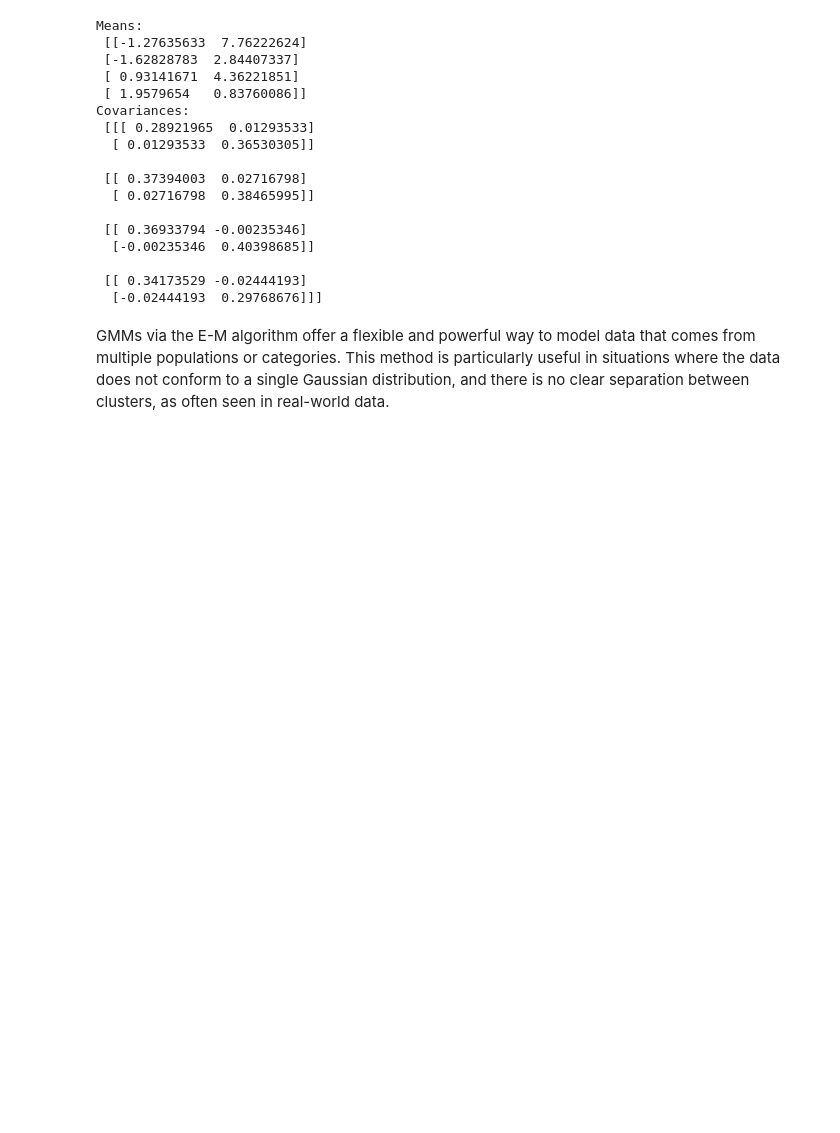
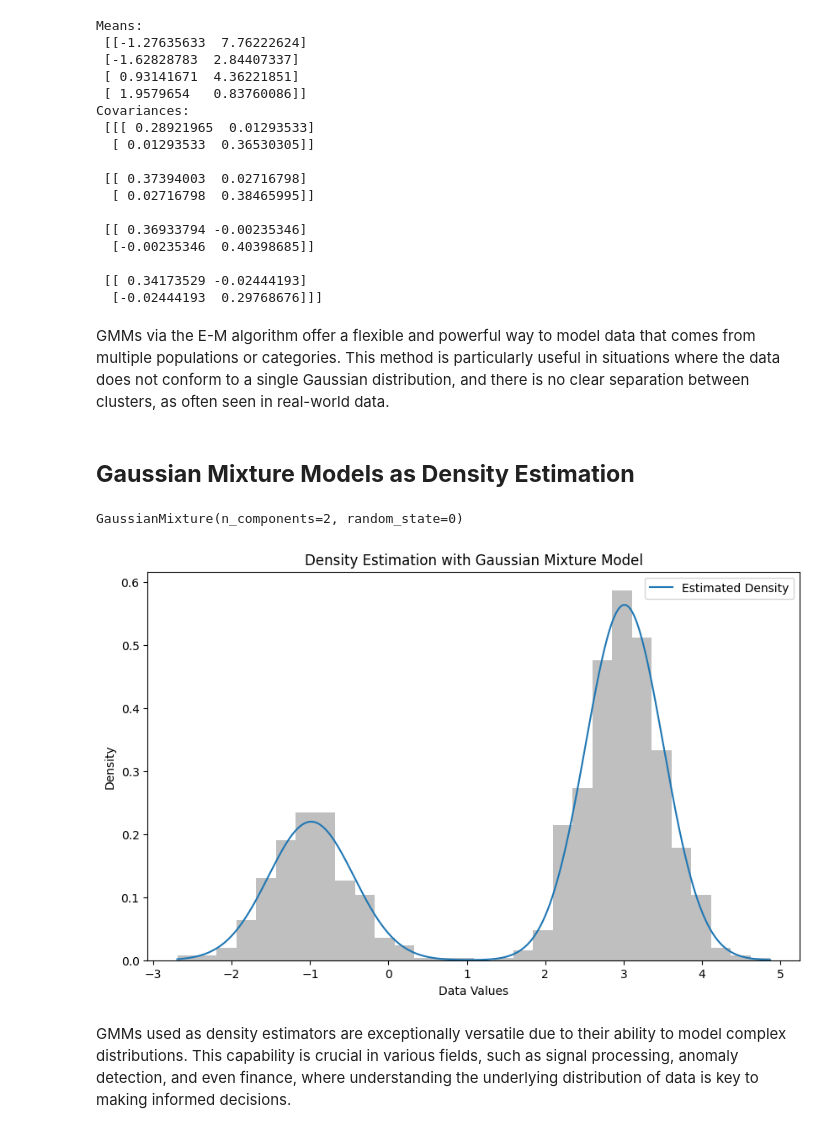
Before and after one commit to Praneeth-18/DataMining6, a Jupyter notebook: Gaussian_Mixture_Models.ipynb, the cells around one changed output. Saved outputs shown, nothing was run; the diff lists cells and outputs as text; code cells hidden in the pictures; blank space fills up the shorter version.

```diff
--- a/Gaussian_Mixture_Models.ipynb
+++ b/Gaussian_Mixture_Models.ipynb
@@ -222,3 +222,36 @@ Covariances:
   [-0.02444193  0.29768676]]]
 # %% [markdown]
 GMMs via the E-M algorithm offer a flexible and powerful way to model data that comes from multiple populations or categories. This method is particularly useful in situations where the data does not conform to a single Gaussian distribution, and there is no clear separation between clusters, as often seen in real-world data.
+# %% [markdown]
+## **Gaussian Mixture Models as Density Estimation**
+# %%
+import numpy as np
+import matplotlib.pyplot as plt
+from sklearn.mixture import GaussianMixture
+from scipy import stats
+
+# Generating synthetic data with two peaks
+X = np.concatenate([np.random.normal(-1, 0.5, 300), np.random.normal(3, 0.5, 700)]).reshape(-1, 1)
+# %%
+# Fitting GMM
+gmm = GaussianMixture(n_components=2, random_state=0)
+gmm.fit(X)
+# %% [output]
+GaussianMixture(n_components=2, random_state=0)
+# %%
+# Generating a range of values to estimate the density
+x = np.linspace(np.min(X), np.max(X), 1000)
+density = np.exp(gmm.score_samples(x.reshape(-1, 1)))
+
+plt.figure(figsize=(10, 6))
+plt.hist(X, bins=30, density=True, alpha=0.5, color='gray')
+plt.plot(x, density, label="Estimated Density")
+plt.title("Density Estimation with Gaussian Mixture Model")
+plt.xlabel("Data Values")
+plt.ylabel("Density")
+plt.legend()
+plt.show()
+# %% [output]
+[figure, added]
+# %% [markdown]
+GMMs used as density estimators are exceptionally versatile due to their ability to model complex distributions. This capability is crucial in various fields, such as signal processing, anomaly detection, and even finance, where understanding the underlying distribution of data is key to making informed decisions.
```
